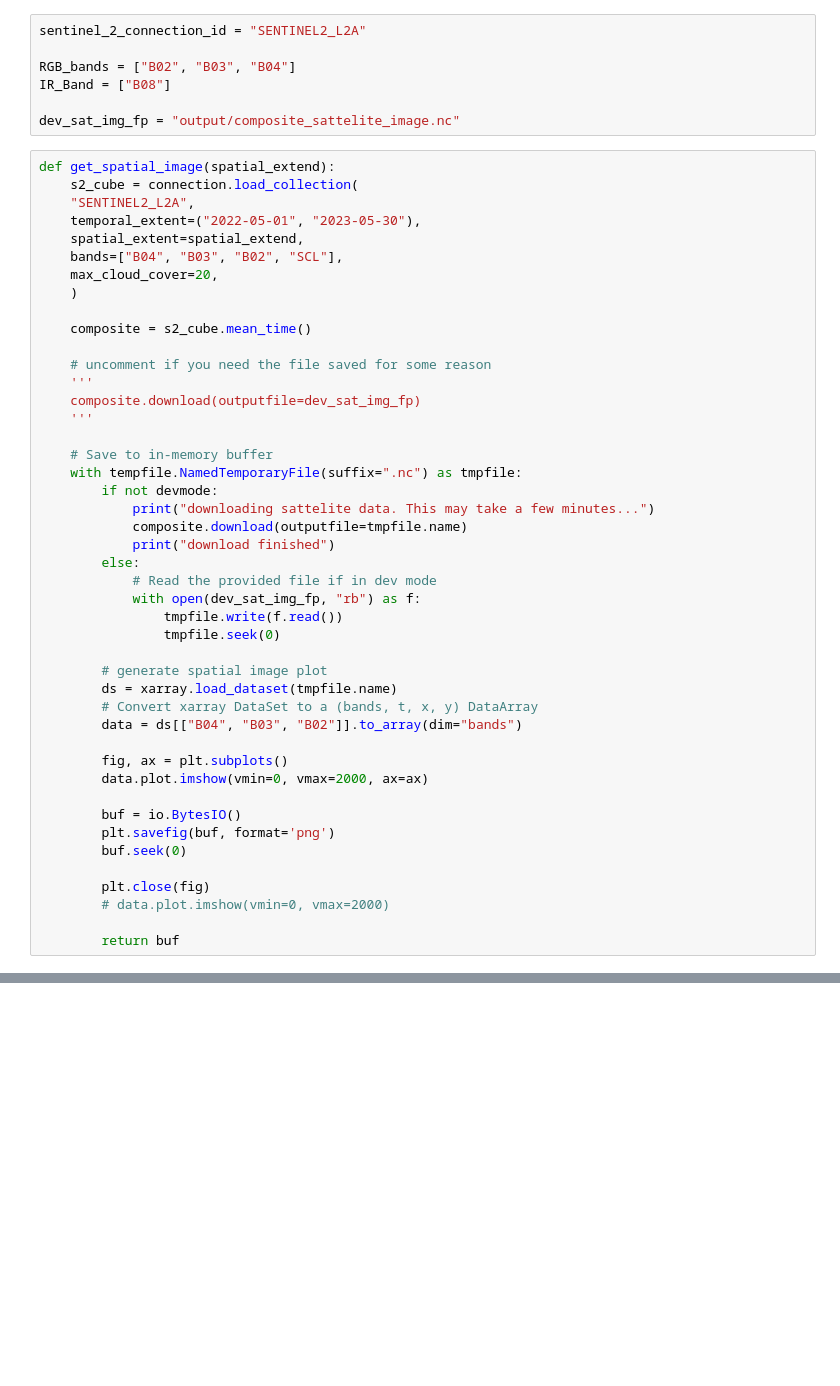
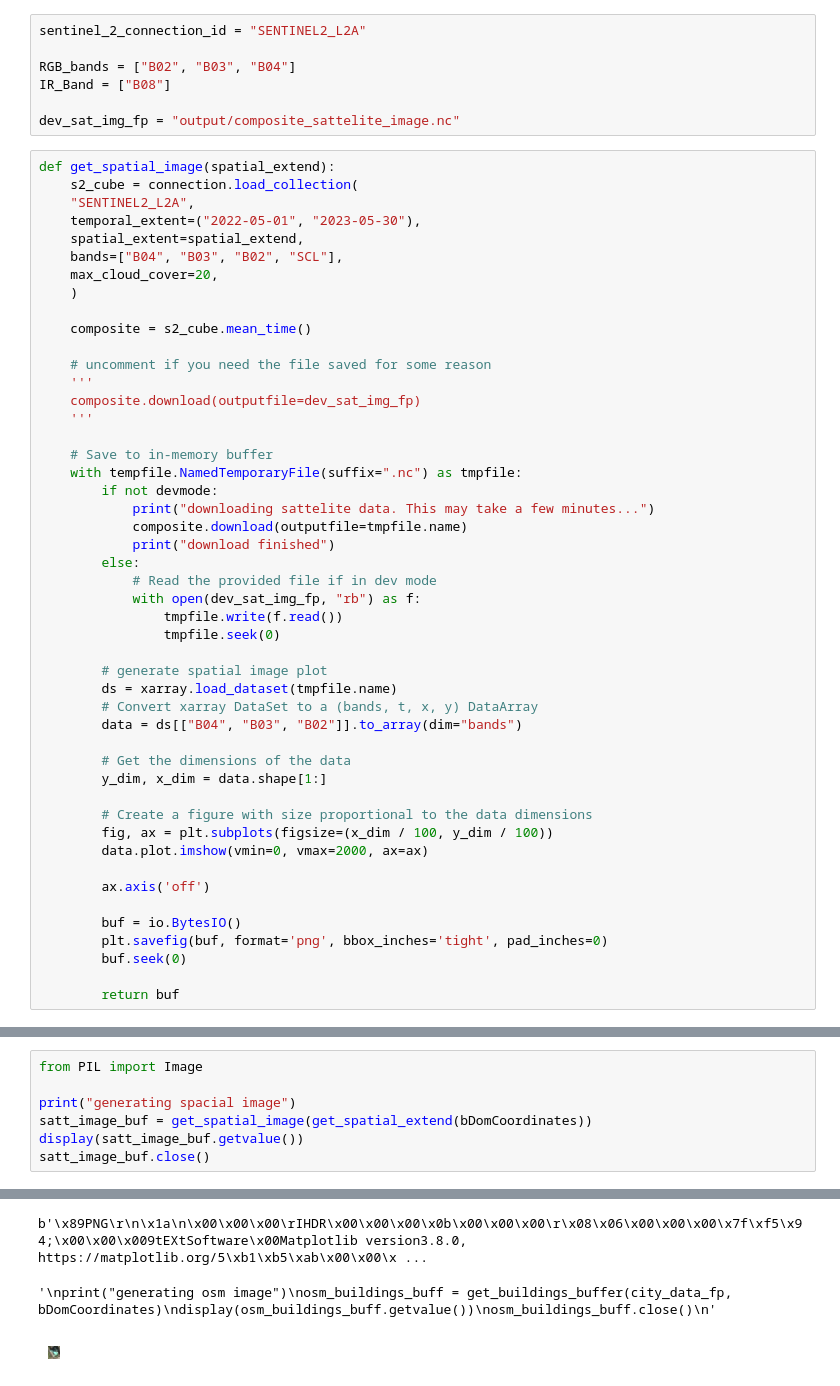
Before and after one commit to philippweinmann/amls, a Jupyter notebook: main.ipynb, the cells around one changed output, grey strips where cells are left out. Cells and saved outputs as stored; diff of their text form; blank space fills up the shorter version.

```diff
--- a/main.ipynb
+++ b/main.ipynb
@@ -154,14 +153,17 @@ def get_spatial_image(spatial_extend):
         # Convert xarray DataSet to a (bands, t, x, y) DataArray
         data = ds[["B04", "B03", "B02"]].to_array(dim="bands")
 
-        fig, ax = plt.subplots()
+        # Get the dimensions of the data
+        y_dim, x_dim = data.shape[1:]
+
+        # Create a figure with size proportional to the data dimensions
+        fig, ax = plt.subplots(figsize=(x_dim / 100, y_dim / 100))
         data.plot.imshow(vmin=0, vmax=2000, ax=ax)
 
+        ax.axis('off')
+
         buf = io.BytesIO()
-        plt.savefig(buf, format='png')
+        plt.savefig(buf, format='png', bbox_inches='tight', pad_inches=0)
         buf.seek(0)
 
-        plt.close(fig)
-        # data.plot.imshow(vmin=0, vmax=2000)
-
         return buf
@@ -196,0 +170,8 @@ extracting buildings from a normal bounding box currently takes around 22 second
+# %%
+from PIL import Image
+
+print("generating spacial image")
+satt_image_buf = get_spatial_image(get_spatial_extend(bDomCoordinates))
+display(satt_image_buf.getvalue())
+satt_image_buf.close()
+# %% [output]
@@ -196,0 +181,3 @@ extracting buildings from a normal bounding box currently takes around 22 second
+b'\x89PNG\r\n\x1a\n\x00\x00\x00\rIHDR\x00\x00\x00\x0b\x00\x00\x00\r\x08\x06\x00\x00\x00\x7f\xf5\x94;\x00\x00\x009tEXtSoftware\x00Matplotlib version3.8.0, https://matplotlib.org/5\xb1\xb5\xab\x00\x00\x ...
+'\nprint("generating osm image")\nosm_buildings_buff = get_buildings_buffer(city_data_fp, bDomCoordinates)\ndisplay(osm_buildings_buff.getvalue())\nosm_buildings_buff.close()\n'
+[figure, added]
```
Also changed, not shown: parts of 6 cells of this notebook.
